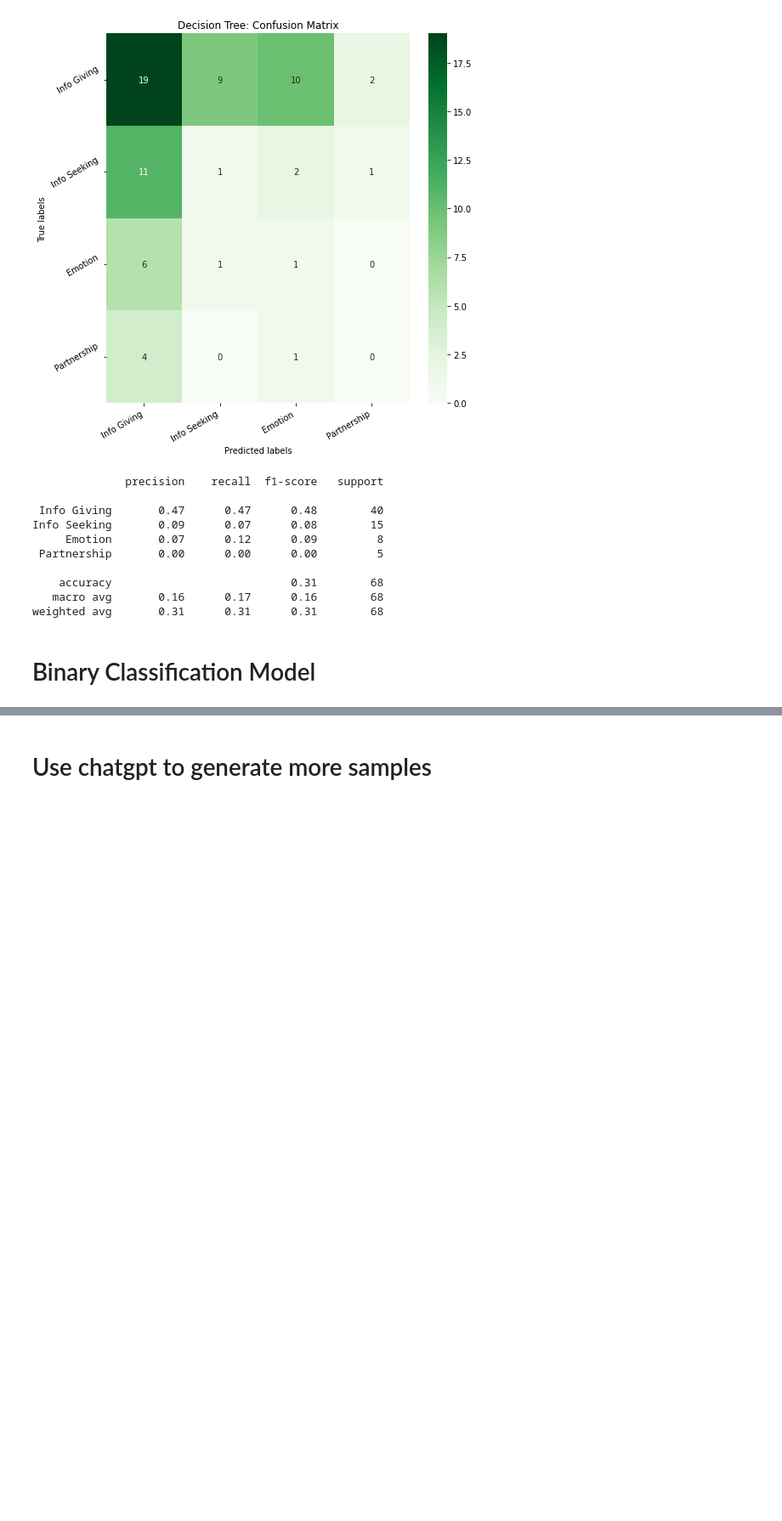
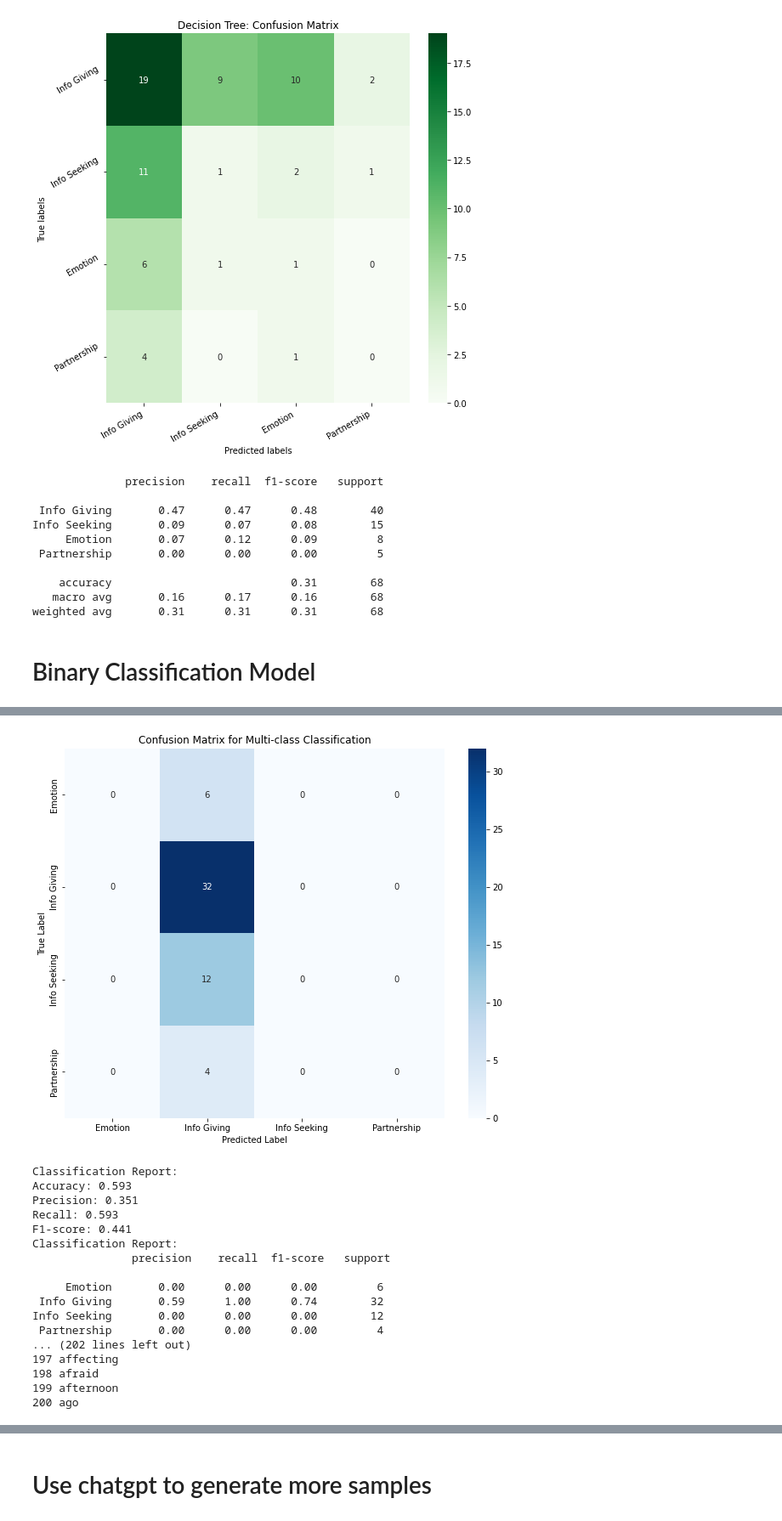
Before and after one commit to TheLittleJimmy/CBB750, a Jupyter notebook: Aim2.ipynb, the cells around one changed output, grey strips where cells are left out. Shown at 85% size. Saved outputs shown, nothing was run; the diff lists cells and outputs as text; code cells hidden in the pictures; blank space fills up the shorter version.

```diff
--- a/Aim2.ipynb
+++ b/Aim2.ipynb
@@ -1279,0 +574,21 @@ weighted avg       0.35      0.59      0.44        54
+# %%
+perform_logistic_regression(data)
+# %% [output]
+[figure, added]
+Classification Report:
+Accuracy: 0.593
+Precision: 0.351
+Recall: 0.593
+F1-score: 0.441
+Classification Report:
+               precision    recall  f1-score   support
+
+     Emotion       0.00      0.00      0.00         6
+ Info Giving       0.59      1.00      0.74        32
+Info Seeking       0.00      0.00      0.00        12
+ Partnership       0.00      0.00      0.00         4
+... (202 lines left out)
+197 affecting
+198 afraid
+199 afternoon
+200 ago
```
Also changed, not shown: parts of 43 cells of this notebook.
